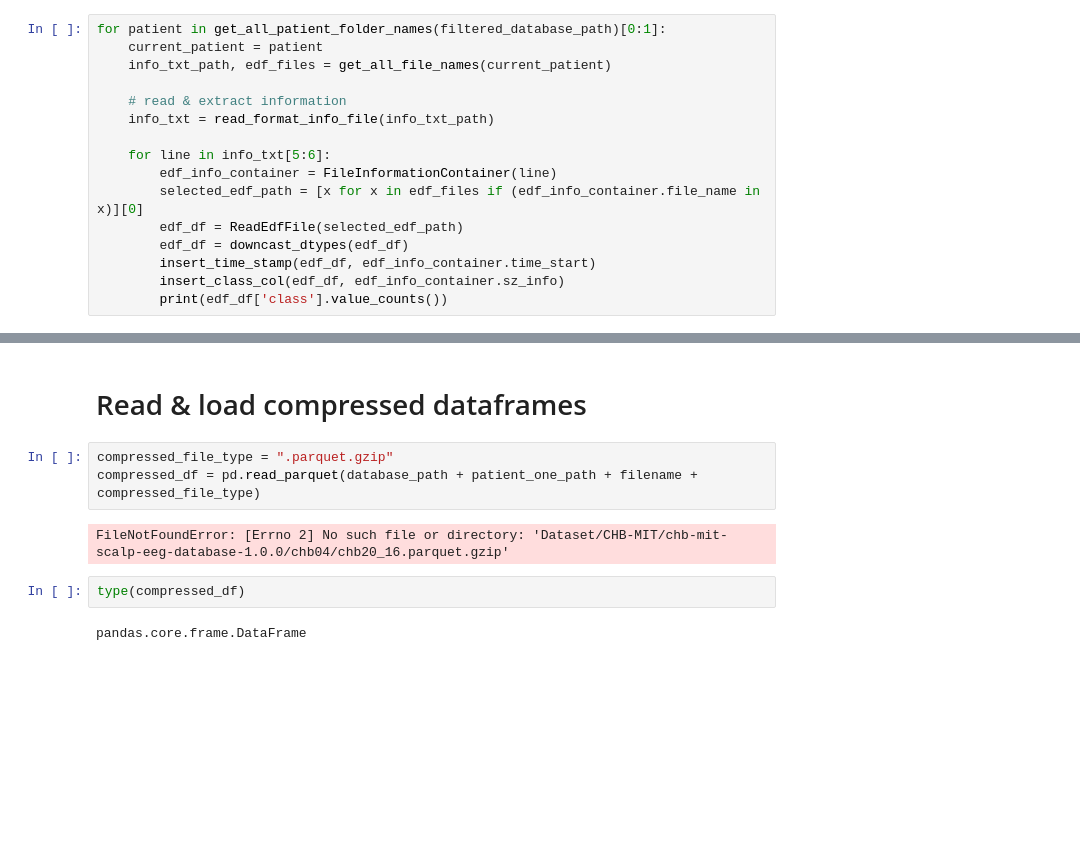
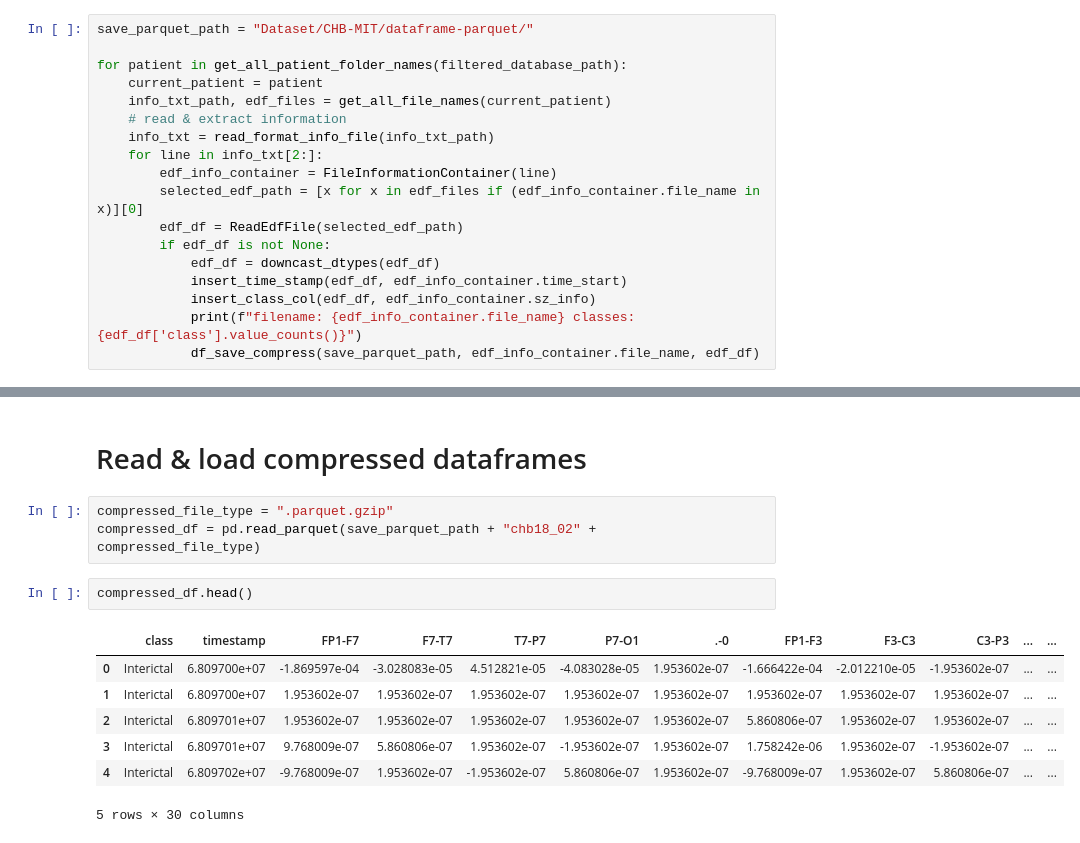
Before and after one commit to nikl1425/DeepLearning_Master, a Jupyter notebook: MIT_CHB_1.ipynb, the cells around one changed output, grey strips where cells are left out. Drawn from its saved outputs; the diff is of its cells as text; blank space fills up the shorter version.

Commit message:
saving and compresss works

```diff
--- a/MIT_CHB_1.ipynb
+++ b/MIT_CHB_1.ipynb
@@ -379,19 +413,21 @@ def df_save_compress(path, patient, filename, df):
 # %% [markdown]
 ## Modifying and saving all dataframes to parquet format
 # %%
-for patient in get_all_patient_folder_names(filtered_database_path)[0:1]:
+save_parquet_path = "Dataset/CHB-MIT/dataframe-parquet/"
+
+for patient in get_all_patient_folder_names(filtered_database_path):
     current_patient = patient
     info_txt_path, edf_files = get_all_file_names(current_patient)
-
     # read & extract information
     info_txt = read_format_info_file(info_txt_path)
-
-    for line in info_txt[5:6]:
+    for line in info_txt[2:]:
         edf_info_container = FileInformationContainer(line)
         selected_edf_path = [x for x in edf_files if (edf_info_container.file_name in x)][0]
         edf_df = ReadEdfFile(selected_edf_path)
-        edf_df = downcast_dtypes(edf_df)
-        insert_time_stamp(edf_df, edf_info_container.time_start)
-        insert_class_col(edf_df, edf_info_container.sz_info)
-        print(edf_df['class'].value_counts())
+        if edf_df is not None:
+            edf_df = downcast_dtypes(edf_df)
+            insert_time_stamp(edf_df, edf_info_container.time_start)
+            insert_class_col(edf_df, edf_info_container.sz_info)
+            print(f"filename: {edf_info_container.file_name} classes: {edf_df['class'].value_counts()}")
+            df_save_compress(save_parquet_path, edf_info_container.file_name, edf_df)
 # %% [output]
@@ -404,10 +452,14 @@ Name: class, dtype: int64
 # Read & load compressed dataframes
 # %%
 compressed_file_type = ".parquet.gzip"
-compressed_df = pd.read_parquet(database_path + patient_one_path + filename + compressed_file_type)
+compressed_df = pd.read_parquet(save_parquet_path + "chb18_02" + compressed_file_type)
-# %% [output]
-FileNotFoundError: [Errno 2] No such file or directory: 'Dataset/CHB-MIT/chb-mit-scalp-eeg-database-1.0.0/chb04/chb20_16.parquet.gzip'
-# %%
-type(compressed_df)
-# %% [output]
-pandas.core.frame.DataFrame
+# %%
+compressed_df.head()
+# %% [output]
+|  | class | timestamp | FP1-F7 | F7-T7 | T7-P7 | P7-O1 | .-0 | FP1-F3 | F3-C3 | C3-P3 | ... | ... |
+| 0 | Interictal | 6.809700e+07 | -1.869597e-04 | -3.028083e-05 | 4.512821e-05 | -4.083028e-05 | 1.953602e-07 | -1.666422e-04 | -2.012210e-05 | -1.953602e-07 | ... | ... |
+| 1 | Interictal | 6.809700e+07 | 1.953602e-07 | 1.953602e-07 | 1.953602e-07 | 1.953602e-07 | 1.953602e-07 | 1.953602e-07 | 1.953602e-07 | 1.953602e-07 | ... | ... |
+| 2 | Interictal | 6.809701e+07 | 1.953602e-07 | 1.953602e-07 | 1.953602e-07 | 1.953602e-07 | 1.953602e-07 | 5.860806e-07 | 1.953602e-07 | 1.953602e-07 | ... | ... |
+| 3 | Interictal | 6.809701e+07 | 9.768009e-07 | 5.860806e-07 | 1.953602e-07 | -1.953602e-07 | 1.953602e-07 | 1.758242e-06 | 1.953602e-07 | -1.953602e-07 | ... | ... |
+| 4 | Interictal | 6.809702e+07 | -9.768009e-07 | 1.953602e-07 | -1.953602e-07 | 5.860806e-07 | 1.953602e-07 | -9.768009e-07 | 1.953602e-07 | 5.860806e-07 | ... | ... |
+5 rows × 30 columns
```
Also changed, not shown: parts of 8 cells of this notebook.
